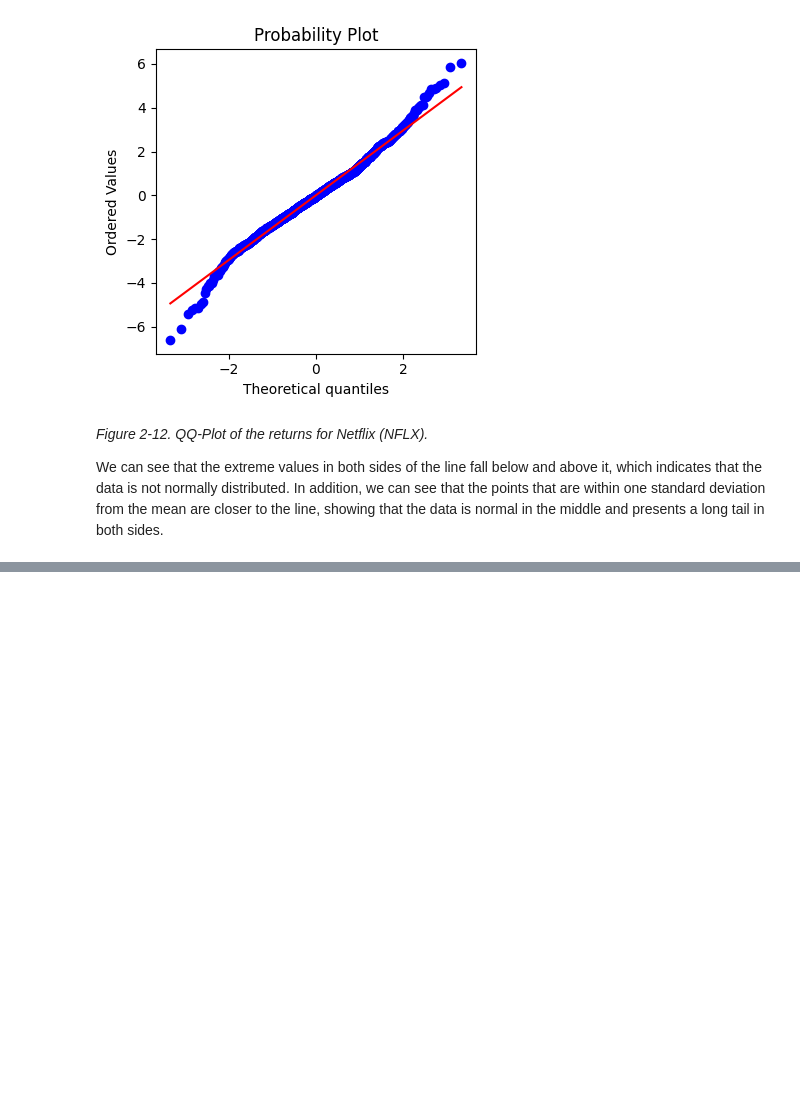
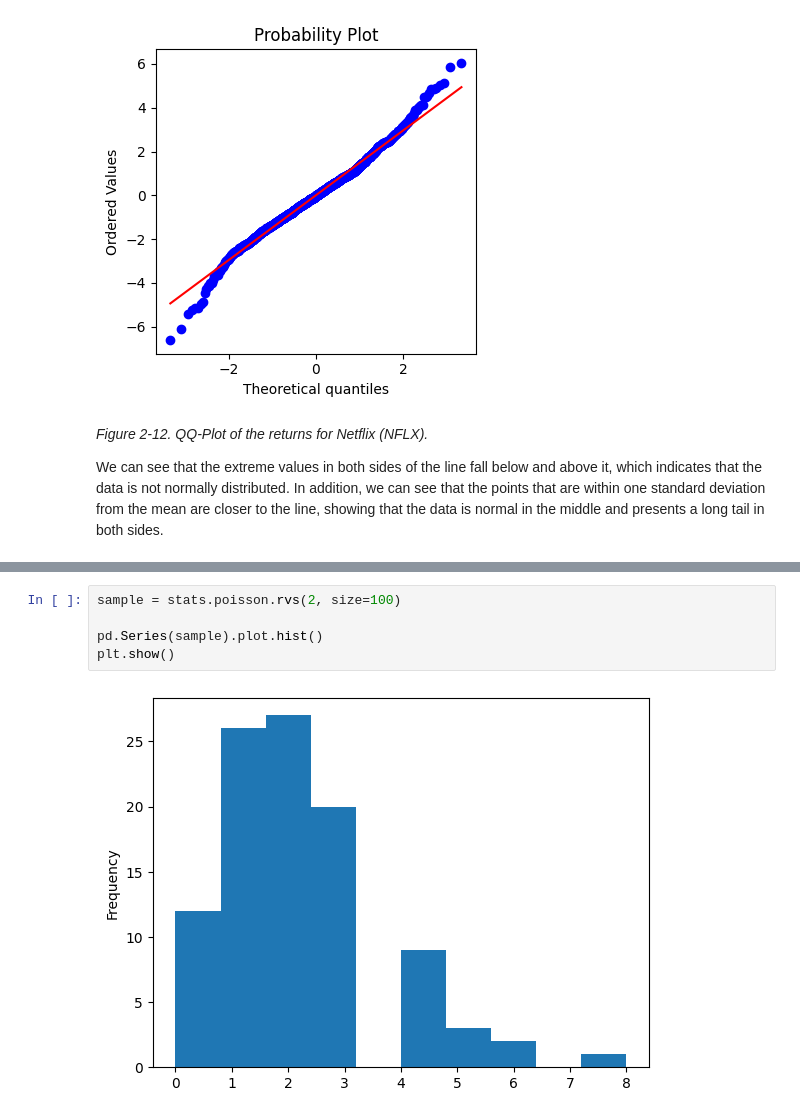
Before and after one commit to felipesebben/practical_statistics, a Jupyter notebook: 2_Data_and_Sampling_Distributions.ipynb, the cells around one changed output, grey strips where cells are left out. Cells and saved outputs as stored; diff of their text form; blank space fills up the shorter version.

Commit message:
Update notebook with final notes on Poisson and Related Distributions

```diff
--- a/2_Data_and_Sampling_Distributions.ipynb
+++ b/2_Data_and_Sampling_Distributions.ipynb
@@ -302,0 +340,7 @@ plt.show()
+# %%
+sample = stats.poisson.rvs(2, size=100)
+
+pd.Series(sample).plot.hist()
+plt.show()
+# %% [output]
+[figure, added]
```
Also changed, not shown: parts of 12 cells of this notebook.
